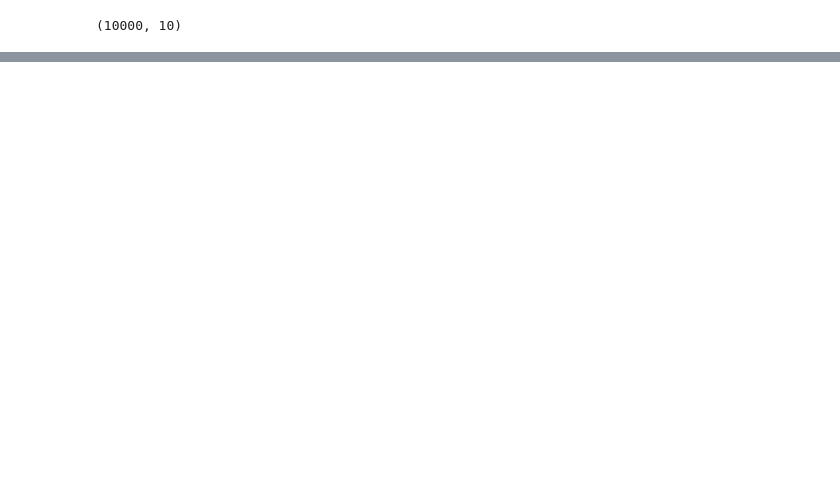
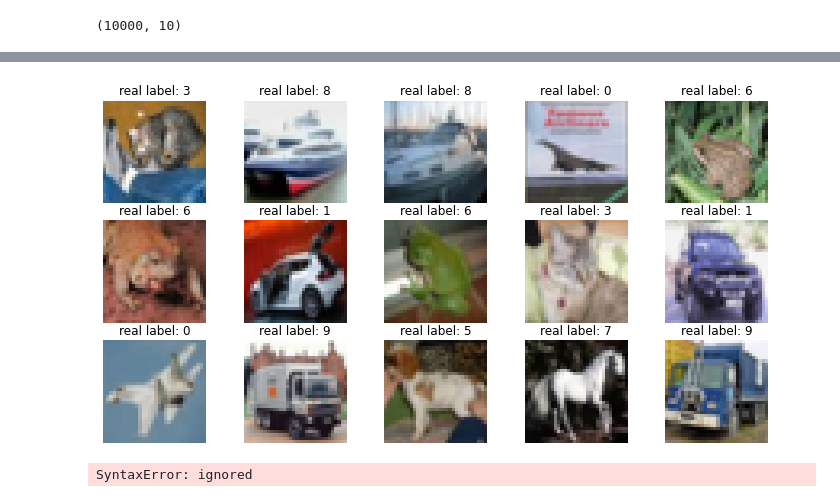
Before and after one commit to PhamDucThinh1995/Test-Time-Augmentation, a Jupyter notebook: Test_Time_Augmentation.ipynb, the cells around one changed output, grey strips where cells are left out. Cells and saved outputs as stored; diff of their text form; code cells hidden in the pictures; blank space fills up the shorter version.

```diff
--- a/Test_Time_Augmentation.ipynb
+++ b/Test_Time_Augmentation.ipynb
@@ -203,0 +241,14 @@ plt.axis('off');
+# %%
+plt.figure(figsize=(10,5))
+
+for i in range(0,15):
+  plt.subplot(3,5,i+1)
+  plt.imshow(x_val[i].reshape(32,32,3),cmap=plt.get_cmap('gray'))
+  plt.title(f'real label: {np.argmax(y_val[i])}')
+  plt.axis('off')
+plt.tight_layout(pad=0.1)
+plt.show()
+break
+# %% [output]
+[figure, added]
+SyntaxError: ignored
```
Also changed, not shown: parts of 10 cells of this notebook.
